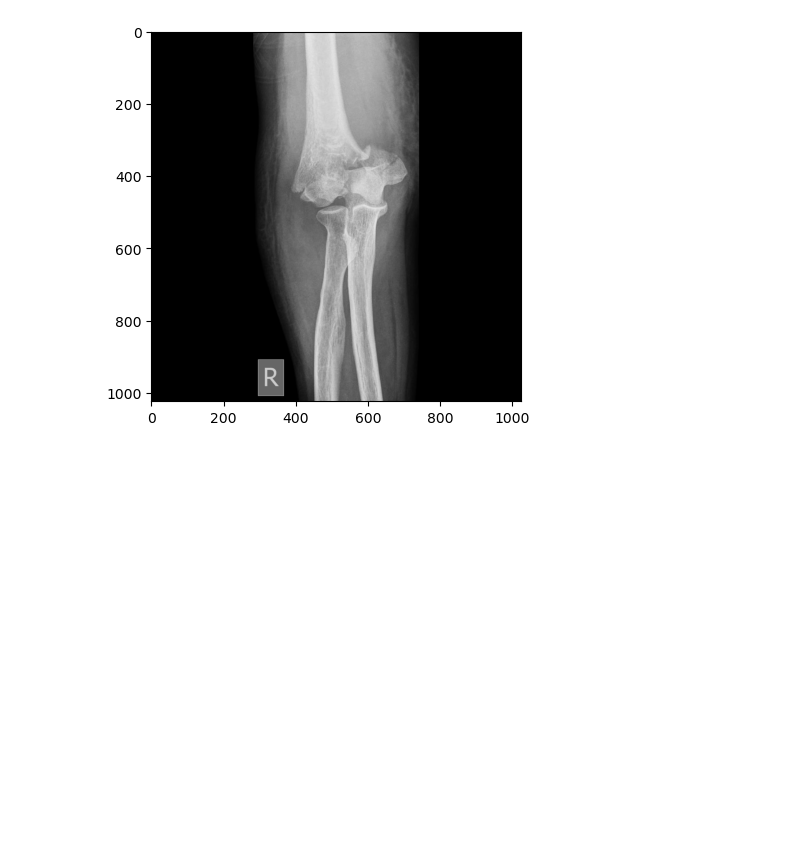
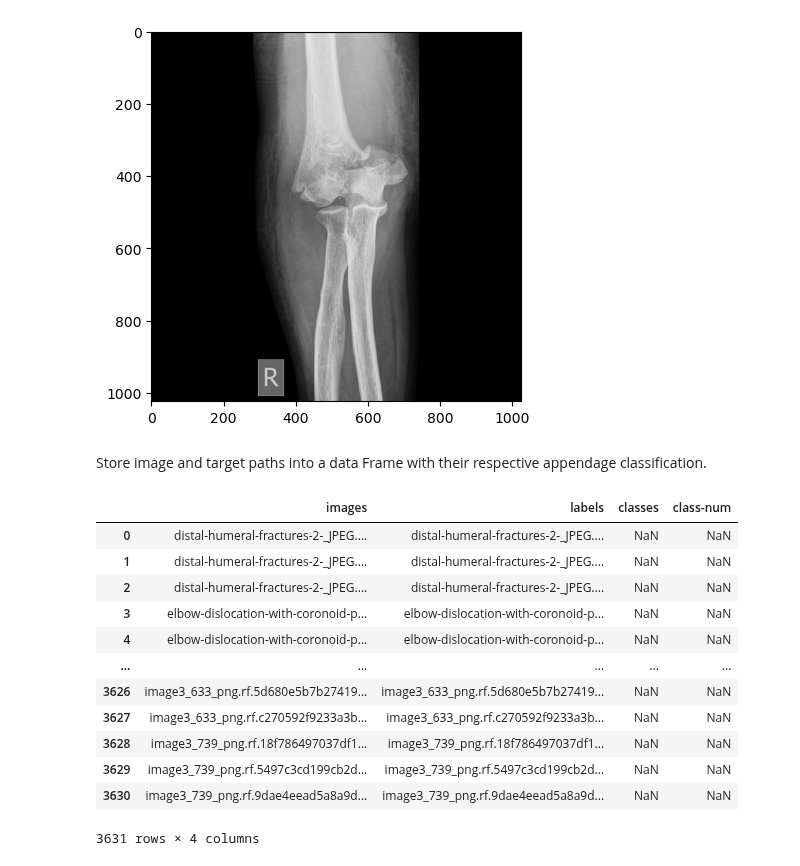
Before and after one commit to vanslykeaudio/SpringBoardDataScience, a Jupyter notebook: Capstone_Project_2/Captsone Project2 - Data Cleaning.ipynb, the cells around one changed output. Saved outputs shown, nothing was run; the diff lists cells and outputs as text; code cells hidden in the pictures; blank space fills up the shorter version.

```diff
--- a/Capstone_Project_2/Captsone Project2 - Data Cleaning.ipynb
+++ b/Capstone_Project_2/Captsone Project2 - Data Cleaning.ipynb
@@ -63,0 +131,20 @@ plt.show()
+# %% [markdown]
+Store image and target paths into a data Frame with their respective appendage classification.
+# %%
+df_train = pd.DataFrame({'images': train_img_paths, 'labels': train_target_paths, 'classes': np.NaN, 'class-num': np.NaN})
+# %%
+df_train
+# %% [output]
+|  | images | labels | classes | class-num |
+| 0 | distal-humeral-fractures-2-_JPEG.... | distal-humeral-fractures-2-_JPEG.... | NaN | NaN |
+| 1 | distal-humeral-fractures-2-_JPEG.... | distal-humeral-fractures-2-_JPEG.... | NaN | NaN |
+| 2 | distal-humeral-fractures-2-_JPEG.... | distal-humeral-fractures-2-_JPEG.... | NaN | NaN |
+| 3 | elbow-dislocation-with-coronoid-p... | elbow-dislocation-with-coronoid-p... | NaN | NaN |
+| 4 | elbow-dislocation-with-coronoid-p... | elbow-dislocation-with-coronoid-p... | NaN | NaN |
+| ... | ... | ... | ... | ... |
+| 3626 | image3_633_png.rf.5d680e5b7b27419... | image3_633_png.rf.5d680e5b7b27419... | NaN | NaN |
+| 3627 | image3_633_png.rf.c270592f9233a3b... | image3_633_png.rf.c270592f9233a3b... | NaN | NaN |
+| 3628 | image3_739_png.rf.18f786497037df1... | image3_739_png.rf.18f786497037df1... | NaN | NaN |
+| 3629 | image3_739_png.rf.5497c3cd199cb2d... | image3_739_png.rf.5497c3cd199cb2d... | NaN | NaN |
+| 3630 | image3_739_png.rf.9dae4eead5a8a9d... | image3_739_png.rf.9dae4eead5a8a9d... | NaN | NaN |
+3631 rows × 4 columns
```
Also changed, not shown: parts of 5 cells of this notebook.
